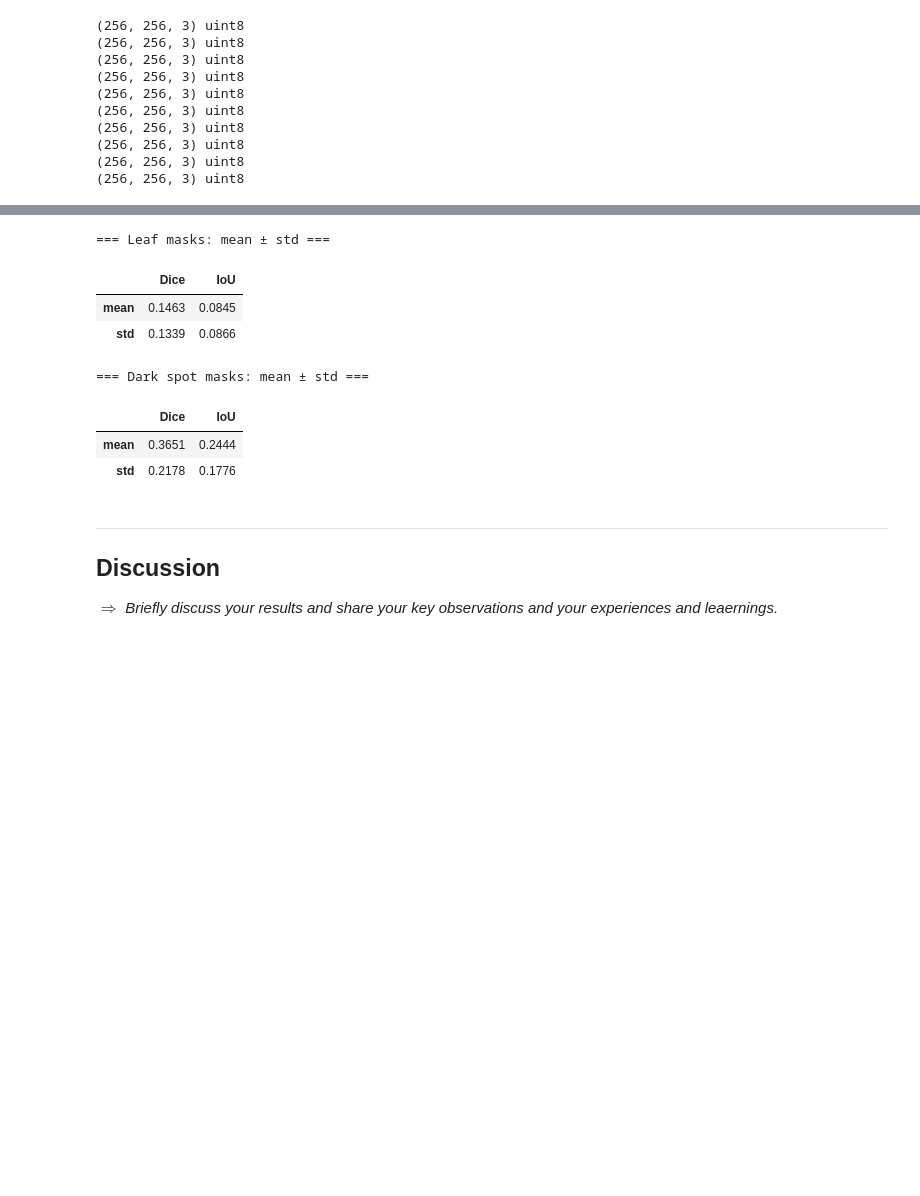
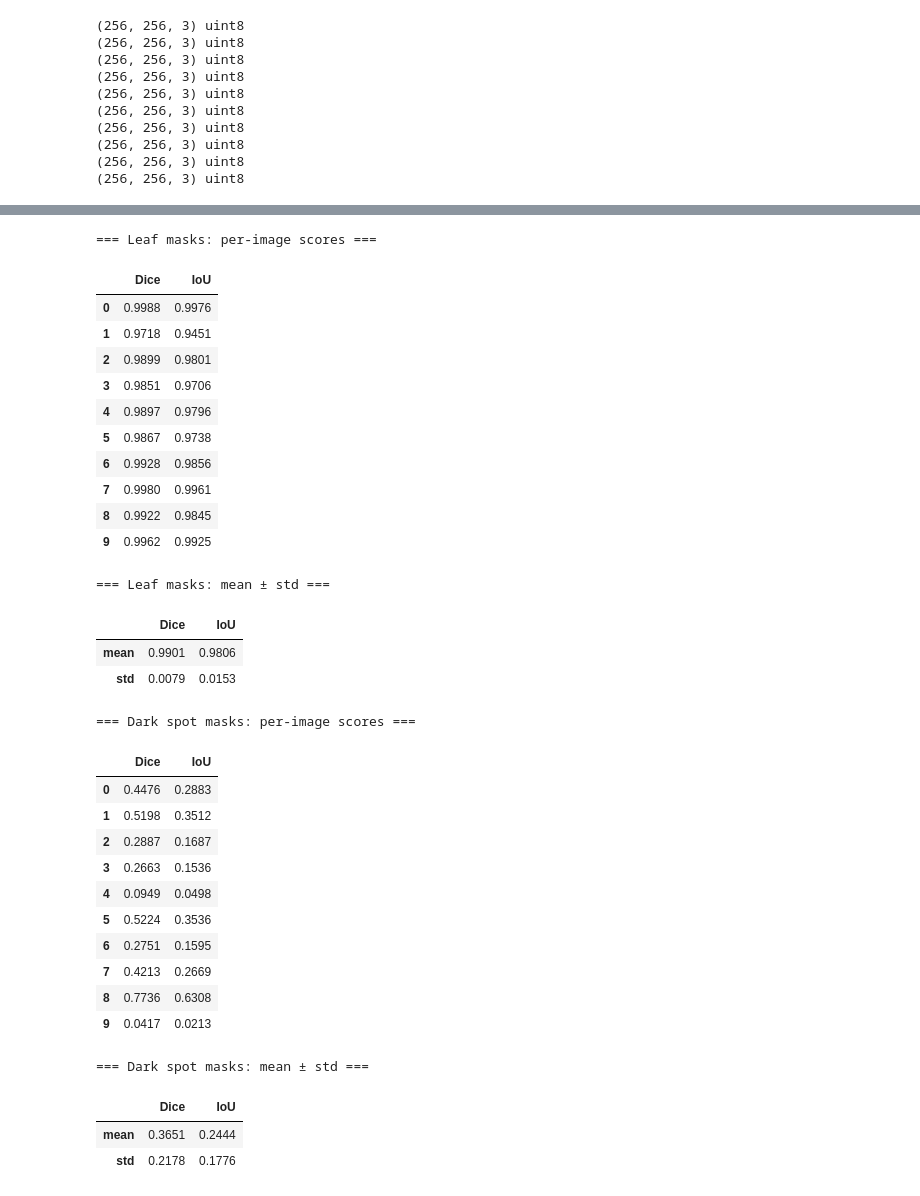
Before and after one commit to majomr/segmentation-co4, a Jupyter notebook: notebook.ipynb, the cells around one changed output, grey strips where cells are left out. Cells and saved outputs as stored; diff of their text form; code cells hidden in the pictures; blank space fills up the shorter version.

Commit message:
inserting all the texts, correcting evaluation, adding output to automated segmentation

```diff
--- a/notebook.ipynb
+++ b/notebook.ipynb
@@ -258,9 +253,13 @@ def segment(img,count):
     spots_mask_open = cv.morphologyEx(spots_mask_close, cv.MORPH_OPEN, se, iterations=1)
     final_mask = cv.bitwise_and(leaf_mask, spots_mask_open)
 
-    tools.show_image_chain([img, leaf_mask, final_mask],
-                           titles=["Image: " + str(count), "Leaf mask", "Spots mask"])
+
+    tools.show_image_chain([img_rgb, leaf_mask,spots_mask, final_mask],
+                       titles=["Image: " + str(count),  "Leaf mask", "Spots mask before preprocessing", "Spots mask"])
+
     return leaf_mask, final_mask
+
+
 
 automated_leaf_masks = []
 automated_spots_masks = []
@@ -268,7 +267,7 @@ count = 1
 for img in images:
     auto_leaf, auto_spots = segment(img,count)
     count = count + 1
-    auto_hsv =
+    #auto_hsv =
     automated_leaf_masks.append(auto_leaf)
     automated_spots_masks.append(auto_spots)
 # %% [output]
@@ -302,13 +305,13 @@ Healthy V range: 86 - 149
 # %%
-#Convert to gray scale to have the same shape as the other masks
+# Convert to gray scale to have the same shape as the other masks
 gray_manual_leaf_mask = []
-for manual_mask in manual_masks_dark_spots:
-    manual_gray = cv.cvtColor(manual_mask, cv.COLOR_RGB2GRAY)
+for manual_mask in manual_masks_leaves:
+    manual_gray = cv.cvtColor(manual_mask, cv.COLOR_BGR2GRAY)
     gray_manual_leaf_mask.append(manual_gray)
 
 # Metric functions dice and iou (the code provided during the lecture was used to implement these functions)
 def dice(mask1, mask2):
-    """Compute the Dice coefficient. . The input masks should be binary."""
+    """Compute the Dice coefficient. The input masks should be binary."""
     assert mask1.shape == mask2.shape
     assert mask1.dtype == bool and mask2.dtype == bool
     intersection = mask1 & mask2
@@ -320,51 +323,73 @@ def iou(mask1, mask2):
     assert mask1.shape == mask2.shape
     assert mask1.dtype == bool and mask2.dtype == bool
     intersection = mask1 & mask2
     union = mask1 | mask2
     return np.sum(intersection)/np.sum(union)
 
 
-# Evaluation function -> here the manually created and the automated masks are compared indivudually using the dice and iou functions
+# Evaluation function -> here the manually created and the automated masks are compared individually using the dice and iou functions
 def evaluate(auto_mask, manual_mask):
-    """ If necessary, converts the masks to grayscale and compares the automated mask with the manual mask and returns the Dice and IoU scores."""
+    """If necessary, converts the masks to grayscale and compares the automated mask with the manual mask and returns the Dice and IoU scores."""
     if auto_mask.ndim == 3:
         auto_mask = cv.cvtColor(auto_mask, cv.COLOR_BGR2GRAY)
     if manual_mask.ndim == 3:
         manual_mask = cv.cvtColor(manual_mask, cv.COLOR_BGR2GRAY)
-
-    return {"Dice" : dice(auto_mask > 0, manual_mask > 0),
-            "IoU" : iou(auto_mask > 0, manual_mask > 0)}
+    return {"Dice": dice(auto_mask > 0, manual_mask > 0),
+            "IoU":  iou(auto_mask > 0, manual_mask > 0)}
 
 # Calculate the evaluation scores and storing them in a list
 scores_leaves = [evaluate(auto, manual)
                  for auto, manual in zip(automated_leaf_masks, gray_manual_leaf_mask)]
 
 scores_spots = [evaluate(auto, manual)
                 for auto, manual in zip(automated_spots_masks, manual_masks_dark_spots)]
 
-#Calculate the mean and the standard deviation across all leaf masks and all dark spots masks
+# Calculate the mean and the standard deviation across all leaf masks and all dark spots masks
 df_leaves = pd.DataFrame(scores_leaves)
 df_spots = pd.DataFrame(scores_spots)
+
+# Display the scores for each image and the mean and standard deviation across all images for both leaf masks and dark spot masks
+print("=== Leaf masks: per-image scores ===")
+display(df_leaves.round(4))
 
 print("=== Leaf masks: mean ± std ===")
 display(df_leaves.agg(["mean", "std"]).round(4))
 
+print("\n=== Dark spot masks: per-image scores ===")
+display(df_spots.round(4))
+
 print("\n=== Dark spot masks: mean ± std ===")
 display(df_spots.agg(["mean", "std"]).round(4))
 # %% [output]
-=== Leaf masks: mean ± std ===
+=== Leaf masks: per-image scores ===
 |  | Dice | IoU |
-| mean | 0.1463 | 0.0845 |
-| std | 0.1339 | 0.0866 |
+| 0 | 0.9988 | 0.9976 |
+| 1 | 0.9718 | 0.9451 |
+| 2 | 0.9899 | 0.9801 |
+| 3 | 0.9851 | 0.9706 |
+| 4 | 0.9897 | 0.9796 |
+| 5 | 0.9867 | 0.9738 |
+| 6 | 0.9928 | 0.9856 |
+| 7 | 0.9980 | 0.9961 |
+| 8 | 0.9922 | 0.9845 |
+| 9 | 0.9962 | 0.9925 |
-=== Dark spot masks: mean ± std ===
+=== Leaf masks: mean ± std ===
 |  | Dice | IoU |
-| mean | 0.3651 | 0.2444 |
-| std | 0.2178 | 0.1776 |
+| mean | 0.9901 | 0.9806 |
+| std | 0.0079 | 0.0153 |
+=== Dark spot masks: per-image scores ===
+|  | Dice | IoU |
+| 0 | 0.4476 | 0.2883 |
+| 1 | 0.5198 | 0.3512 |
+| 2 | 0.2887 | 0.1687 |
+| 3 | 0.2663 | 0.1536 |
+| 4 | 0.0949 | 0.0498 |
+| 5 | 0.5224 | 0.3536 |
+| 6 | 0.2751 | 0.1595 |
+| 7 | 0.4213 | 0.2669 |
+| 8 | 0.7736 | 0.6308 |
+| 9 | 0.0417 | 0.0213 |
+=== Dark spot masks: mean ± std ===
+|  | Dice | IoU |
+| mean | 0.3651 | 0.2444 |
+| std | 0.2178 | 0.1776 |
-# %% [markdown]
----
-
-<a id='sec_discussion'></a>
-
-## **Discussion**
-
-*$\Rightarrow$ Briefly discuss your results and share your key observations and your experiences and leaernings.*
```
Also changed, not shown: parts of 19 cells of this notebook.
